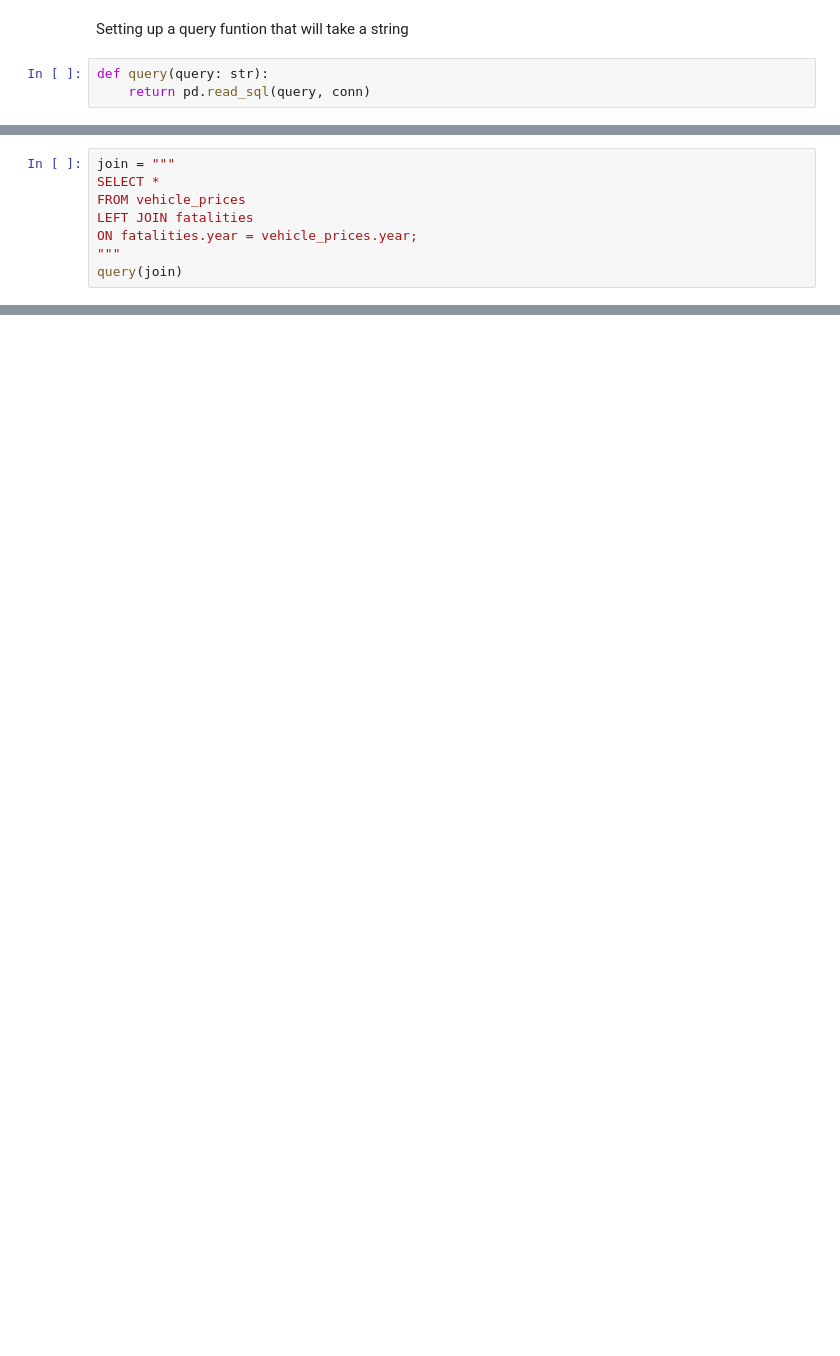
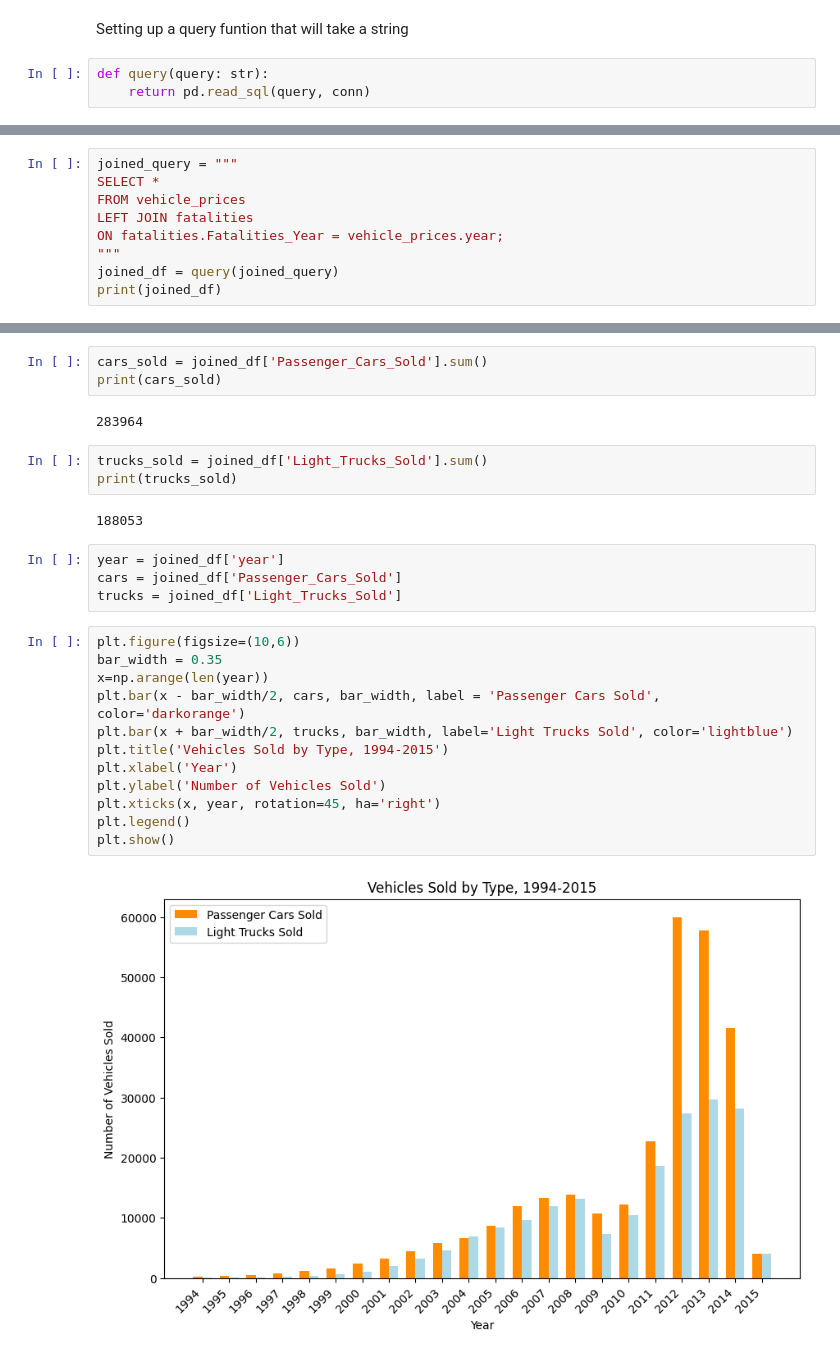
Before and after one commit to andrewauxier/capstone, a Jupyter notebook: notebooks/final_capstone.ipynb, the cells around one changed output, grey strips where cells are left out. Drawn from its saved outputs; the diff is of its cells as text; blank space fills up the shorter version.

Commit message:
Finalized plots

```diff
--- a/notebooks/final_capstone.ipynb
+++ b/notebooks/final_capstone.ipynb
@@ -68,9 +68,10 @@ query(more)
 # %%
-join = """
+joined_query = """
 SELECT *
 FROM vehicle_prices
 LEFT JOIN fatalities
-ON fatalities.year = vehicle_prices.year;
+ON fatalities.Fatalities_Year = vehicle_prices.year;
 """
-query(join)
+joined_df = query(joined_query)
+print(joined_df)
 # %% [output]
@@ -93,0 +183,28 @@ query(join)
+# %%
+cars_sold = joined_df['Passenger_Cars_Sold'].sum()
+print(cars_sold)
+# %% [output]
+283964
+# %%
+trucks_sold = joined_df['Light_Trucks_Sold'].sum()
+print(trucks_sold)
+# %% [output]
+188053
+# %%
+year = joined_df['year']
+cars = joined_df['Passenger_Cars_Sold']
+trucks = joined_df['Light_Trucks_Sold']
+# %%
+plt.figure(figsize=(10,6))
+bar_width = 0.35
+x=np.arange(len(year))
+plt.bar(x - bar_width/2, cars, bar_width, label = 'Passenger Cars Sold', color='darkorange')
+plt.bar(x + bar_width/2, trucks, bar_width, label='Light Trucks Sold', color='lightblue')
+plt.title('Vehicles Sold by Type, 1994-2015')
+plt.xlabel('Year')
+plt.ylabel('Number of Vehicles Sold')
+plt.xticks(x, year, rotation=45, ha='right')
+plt.legend()
+plt.show()
+# %% [output]
+[figure, added]
```
Also changed, not shown: parts of 22 cells of this notebook, 7 other files.
